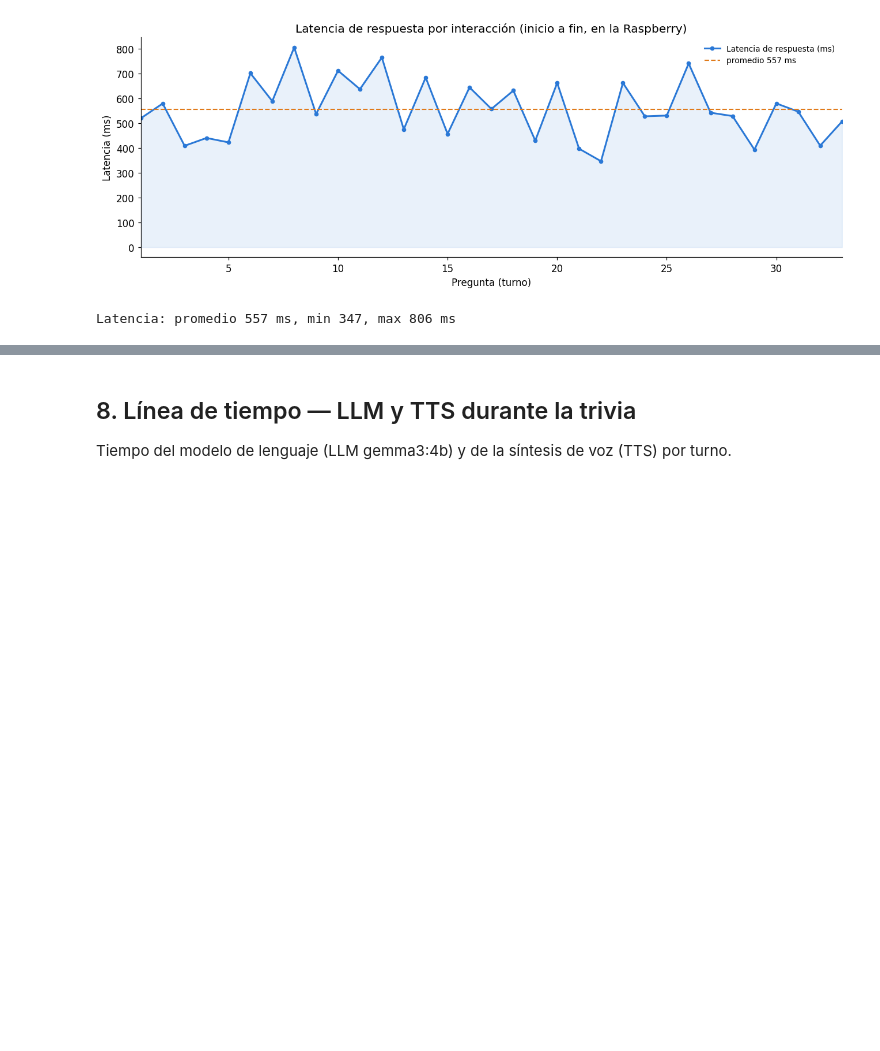
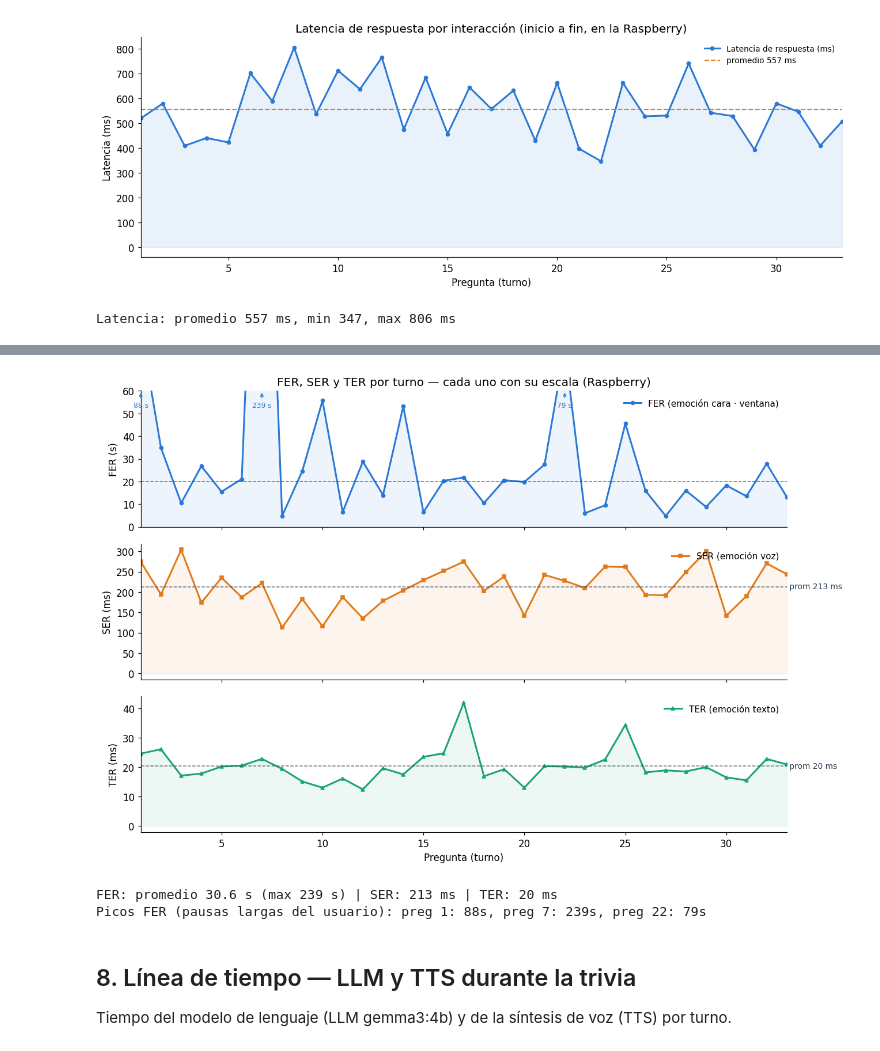
Before and after one commit to Adr4563/ARFORD, a Jupyter notebook: pruebas/metricas_sesion4/metricas_trivia_romeo.ipynb, the cells around one changed output, grey strips where cells are left out. Drawn from its saved outputs; the diff is of its cells as text; code cells hidden in the pictures; blank space fills up the shorter version.

```diff
--- a/pruebas/metricas_sesion4/metricas_trivia_romeo.ipynb
+++ b/pruebas/metricas_sesion4/metricas_trivia_romeo.ipynb
@@ -342,3 +336,49 @@ Picos FER (pausas largas del usuario): preg 1: 88s, preg 7: 239s, preg 28: 79s
+# %%
+fig, axs = plt.subplots(3, 1, figsize=(12,8), sharex=True)
+x = dft["pregunta"]
+fer_s = dft["FER"] / 1000.0
+
+# (1) FER en segundos, recortado a 60s
+TOPE = 60
+axs[0].plot(x, fer_s, color=AZUL, lw=2, marker="o", ms=4, label="FER (emoción cara · ventana)")
+axs[0].fill_between(x, 0, fer_s, color=AZUL, alpha=0.08)
+axs[0].set_ylim(0, TOPE); axs[0].set_ylabel("FER (s)")
+axs[0].axhline(fer_s[fer_s<=TOPE].mean(), color=GRIS, ls="--", lw=1, alpha=0.7)
+for xi, v in zip(x, fer_s):
+    if v > TOPE:
+        axs[0].annotate(f"{v:.0f} s", xy=(xi, TOPE), xytext=(xi, TOPE*0.88),
+                        ha="center", fontsize=8, color=AZUL,
+                        arrowprops=dict(arrowstyle="->", color=AZUL, lw=1))
+axs[0].legend(loc="upper right", frameon=False, fontsize=10)
+
+# (2) SER en ms
+axs[1].plot(x, dft["SER"], color=NARANJA, lw=2, marker="s", ms=4, label="SER (emoción voz)")
+axs[1].fill_between(x, 0, dft["SER"], color=NARANJA, alpha=0.08)
+axs[1].axhline(dft["SER"].mean(), color=GRIS, ls="--", lw=1, alpha=0.7)
+axs[1].text(len(dft), dft["SER"].mean(), f" prom {dft['SER'].mean():.0f} ms", va="center", fontsize=9, color=GRIS)
+axs[1].set_ylabel("SER (ms)")
+axs[1].legend(loc="upper right", frameon=False, fontsize=10)
+
+# (3) TER en ms
+axs[2].plot(x, dft["TER"], color=VERDE, lw=2, marker="^", ms=4, label="TER (emoción texto)")
+axs[2].fill_between(x, 0, dft["TER"], color=VERDE, alpha=0.08)
+axs[2].axhline(dft["TER"].mean(), color=GRIS, ls="--", lw=1, alpha=0.7)
+axs[2].text(len(dft), dft["TER"].mean(), f" prom {dft['TER'].mean():.0f} ms", va="center", fontsize=9, color=GRIS)
+axs[2].set_ylabel("TER (ms)"); axs[2].set_xlabel("Pregunta (turno)")
+axs[2].legend(loc="upper right", frameon=False, fontsize=10)
+axs[2].set_xlim(1, len(dft))
+
+axs[0].set_title("FER, SER y TER por turno — cada uno con su escala (Raspberry)")
+plt.tight_layout(); plt.show()
+print(f"FER: promedio {fer_s.mean():.1f} s (max {fer_s.max():.0f} s) | "
+      f"SER: {dft['SER'].mean():.0f} ms | TER: {dft['TER'].mean():.0f} ms")
+picos = [(int(xi), float(v)) for xi, v in zip(x, fer_s) if v > TOPE]
+print("Picos FER (pausas largas del usuario):",
+      ", ".join(f"preg {p}: {s:.0f}s" for p, s in picos))
+# %% [output]
+[figure, added]
+FER: promedio 30.6 s (max 239 s) | SER: 213 ms | TER: 20 ms
+Picos FER (pausas largas del usuario): preg 1: 88s, preg 7: 239s, preg 22: 79s
 # %% [markdown]
 ## 8. Línea de tiempo — LLM y TTS durante la trivia
 
```
Also changed, not shown: parts of 7 cells of this notebook, 1 other file.
